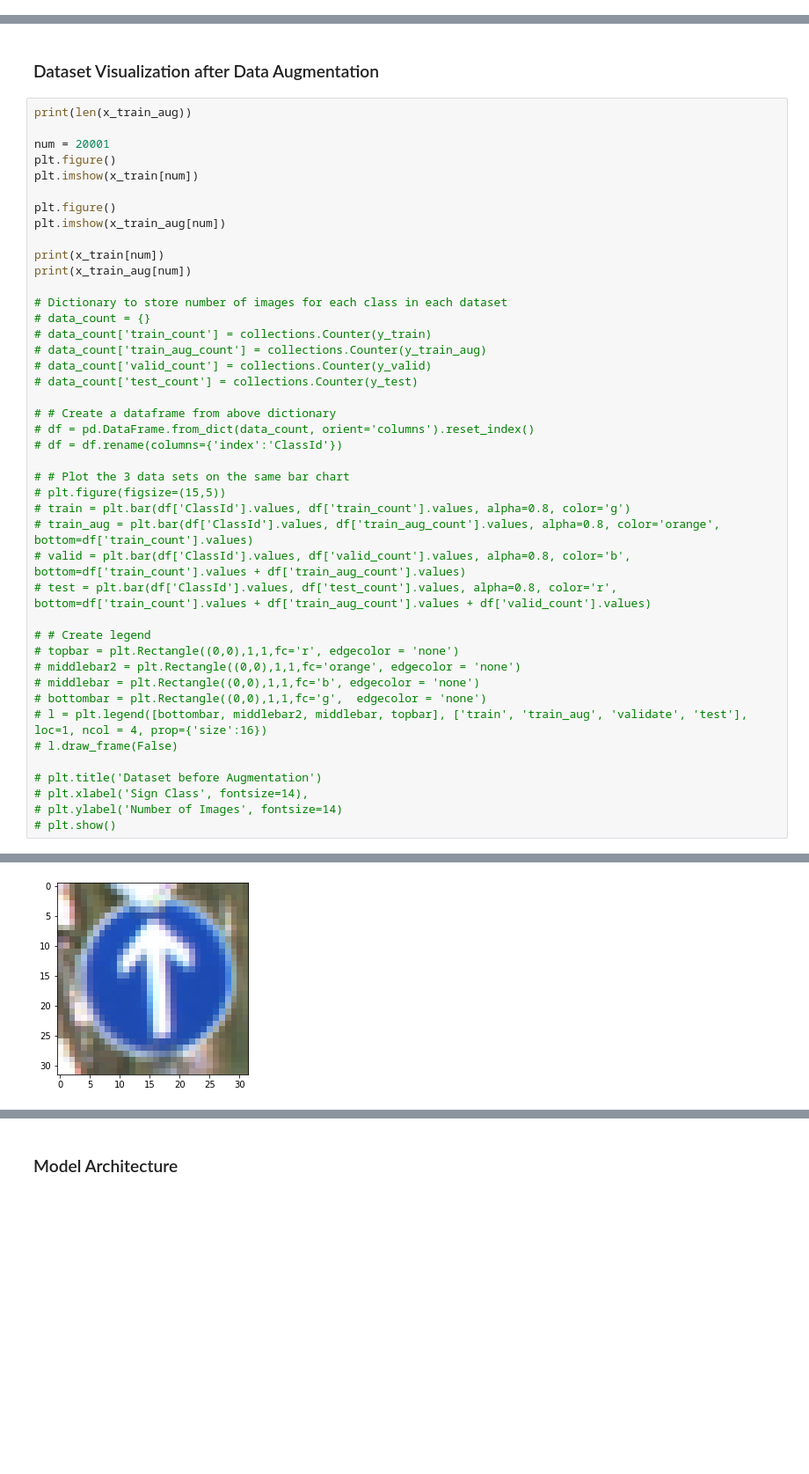
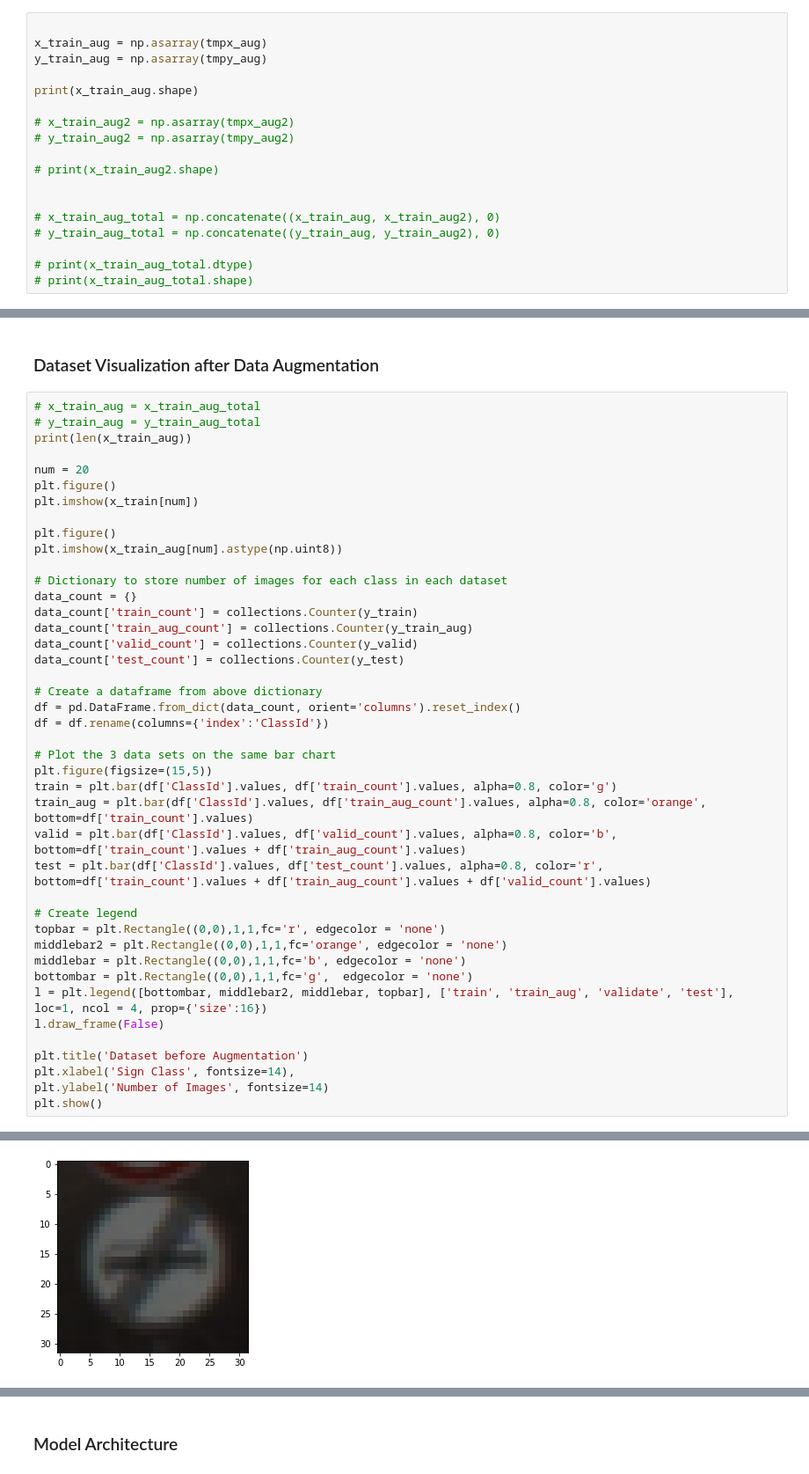
Before and after one commit to 28licaris/CarND-Traffic-Sign-Classifier, a Jupyter notebook: Traffic_Sign_Classifier.ipynb, the cells around one changed output, grey strips where cells are left out. Shown at 88% size. Cells and saved outputs as stored; diff of their text form; blank space fills up the shorter version.

```diff
--- a/Traffic_Sign_Classifier.ipynb
+++ b/Traffic_Sign_Classifier.ipynb
@@ -448,0 +491,18 @@ for idx in range(0, len(x_train)):
+# %%
+
+x_train_aug = np.asarray(tmpx_aug)
+y_train_aug = np.asarray(tmpy_aug)
+
+print(x_train_aug.shape)
+
+# x_train_aug2 = np.asarray(tmpx_aug2)
+# y_train_aug2 = np.asarray(tmpy_aug2)
+
+# print(x_train_aug2.shape)
+
+
+# x_train_aug_total = np.concatenate((x_train_aug, x_train_aug2), 0)
+# y_train_aug_total = np.concatenate((y_train_aug, y_train_aug2), 0)
+
+# print(x_train_aug_total.dtype)
+# print(x_train_aug_total.shape)
@@ -449,46 +511,45 @@ for idx in range(0, len(x_train)):
 # %% [markdown]
 ### Dataset Visualization after Data Augmentation
 # %%
+# x_train_aug = x_train_aug_total
+# y_train_aug = y_train_aug_total
 print(len(x_train_aug))
 
-num = 20001
+num = 20
 plt.figure()
 plt.imshow(x_train[num])
 
 plt.figure()
-plt.imshow(x_train_aug[num])
-
-print(x_train[num])
-print(x_train_aug[num])
+plt.imshow(x_train_aug[num].astype(np.uint8))
 
 # Dictionary to store number of images for each class in each dataset
-# data_count = {}
-# data_count['train_count'] = collections.Counter(y_train)
-# data_count['train_aug_count'] = collections.Counter(y_train_aug)
-# data_count['valid_count'] = collections.Counter(y_valid)
-# data_count['test_count'] = collections.Counter(y_test)
+data_count = {}
+data_count['train_count'] = collections.Counter(y_train)
+data_count['train_aug_count'] = collections.Counter(y_train_aug)
+data_count['valid_count'] = collections.Counter(y_valid)
+data_count['test_count'] = collections.Counter(y_test)
 
-# # Create a dataframe from above dictionary
-# df = pd.DataFrame.from_dict(data_count, orient='columns').reset_index()
-# df = df.rename(columns={'index':'ClassId'})
+# Create a dataframe from above dictionary
+df = pd.DataFrame.from_dict(data_count, orient='columns').reset_index()
+df = df.rename(columns={'index':'ClassId'})
 
-# # Plot the 3 data sets on the same bar chart
-# plt.figure(figsize=(15,5))
-# train = plt.bar(df['ClassId'].values, df['train_count'].values, alpha=0.8, color='g')
-# train_aug = plt.bar(df['ClassId'].values, df['train_aug_count'].values, alpha=0.8, color='orange', bottom=df['train_count'].values)
-# valid = plt.bar(df['ClassId'].values, df['valid_count'].values, alpha=0.8, color='b', bottom=df['train_count'].values + df['train_aug_count'].values)
-# test = plt.bar(df['ClassId'].values, df['test_count'].values, alpha=0.8, color='r', bottom=df['train_count'].values + df['train_aug_count'].values + df['valid_count'].values)
+# Plot the 3 data sets on the same bar chart
+plt.figure(figsize=(15,5))
+train = plt.bar(df['ClassId'].values, df['train_count'].values, alpha=0.8, color='g')
+train_aug = plt.bar(df['ClassId'].values, df['train_aug_count'].values, alpha=0.8, color='orange', bottom=df['train_count'].values)
+valid = plt.bar(df['ClassId'].values, df['valid_count'].values, alpha=0.8, color='b', bottom=df['train_count'].values + df['train_aug_count'].values)
+test = plt.bar(df['ClassId'].values, df['test_count'].values, alpha=0.8, color='r', bottom=df['train_count'].values + df['train_aug_count'].values + df['valid_count'].values)
 
-# # Create legend
-# topbar = plt.Rectangle((0,0),1,1,fc='r', edgecolor = 'none')
-# middlebar2 = plt.Rectangle((0,0),1,1,fc='orange', edgecolor = 'none')
-# middlebar = plt.Rectangle((0,0),1,1,fc='b', edgecolor = 'none')
-# bottombar = plt.Rectangle((0,0),1,1,fc='g',  edgecolor = 'none')
-# l = plt.legend([bottombar, middlebar2, middlebar, topbar], ['train', 'train_aug', 'validate', 'test'], loc=1, ncol = 4, prop={'size':16})
-# l.draw_frame(False)
+# Create legend
+topbar = plt.Rectangle((0,0),1,1,fc='r', edgecolor = 'none')
+middlebar2 = plt.Rectangle((0,0),1,1,fc='orange', edgecolor = 'none')
+middlebar = plt.Rectangle((0,0),1,1,fc='b', edgecolor = 'none')
+bottombar = plt.Rectangle((0,0),1,1,fc='g',  edgecolor = 'none')
+l = plt.legend([bottombar, middlebar2, middlebar, topbar], ['train', 'train_aug', 'validate', 'test'], loc=1, ncol = 4, prop={'size':16})
+l.draw_frame(False)
 
-# plt.title('Dataset before Augmentation')
-# plt.xlabel('Sign Class', fontsize=14),
-# plt.ylabel('Number of Images', fontsize=14)
-# plt.show()
+plt.title('Dataset before Augmentation')
+plt.xlabel('Sign Class', fontsize=14),
+plt.ylabel('Number of Images', fontsize=14)
+plt.show()
 # %% [output]
@@ -512 +557 @@ print(x_train_aug[num])
-[figure, old version]
+[figure, new version]
```
Also changed, not shown: parts of 23 cells of this notebook, 1 other file.
